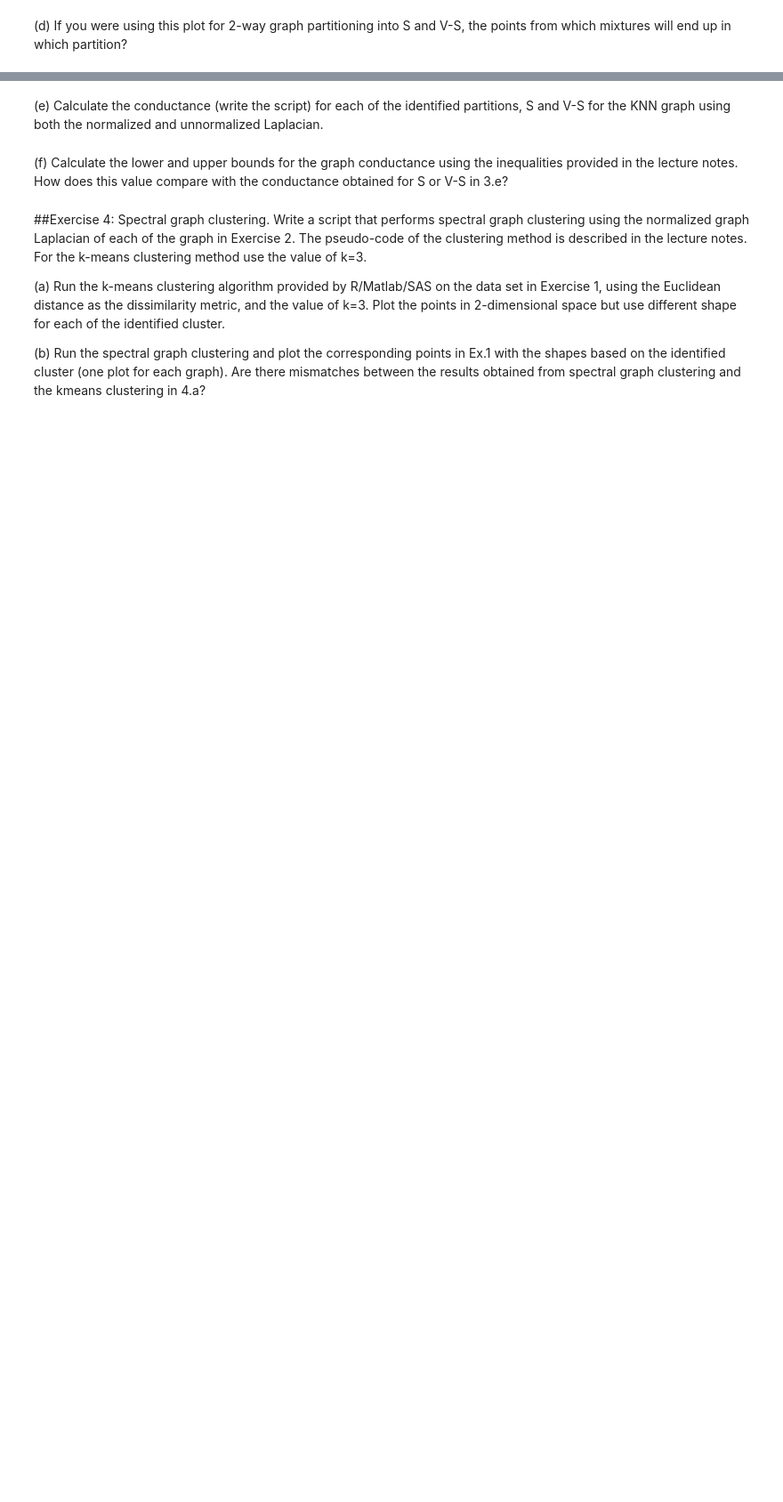
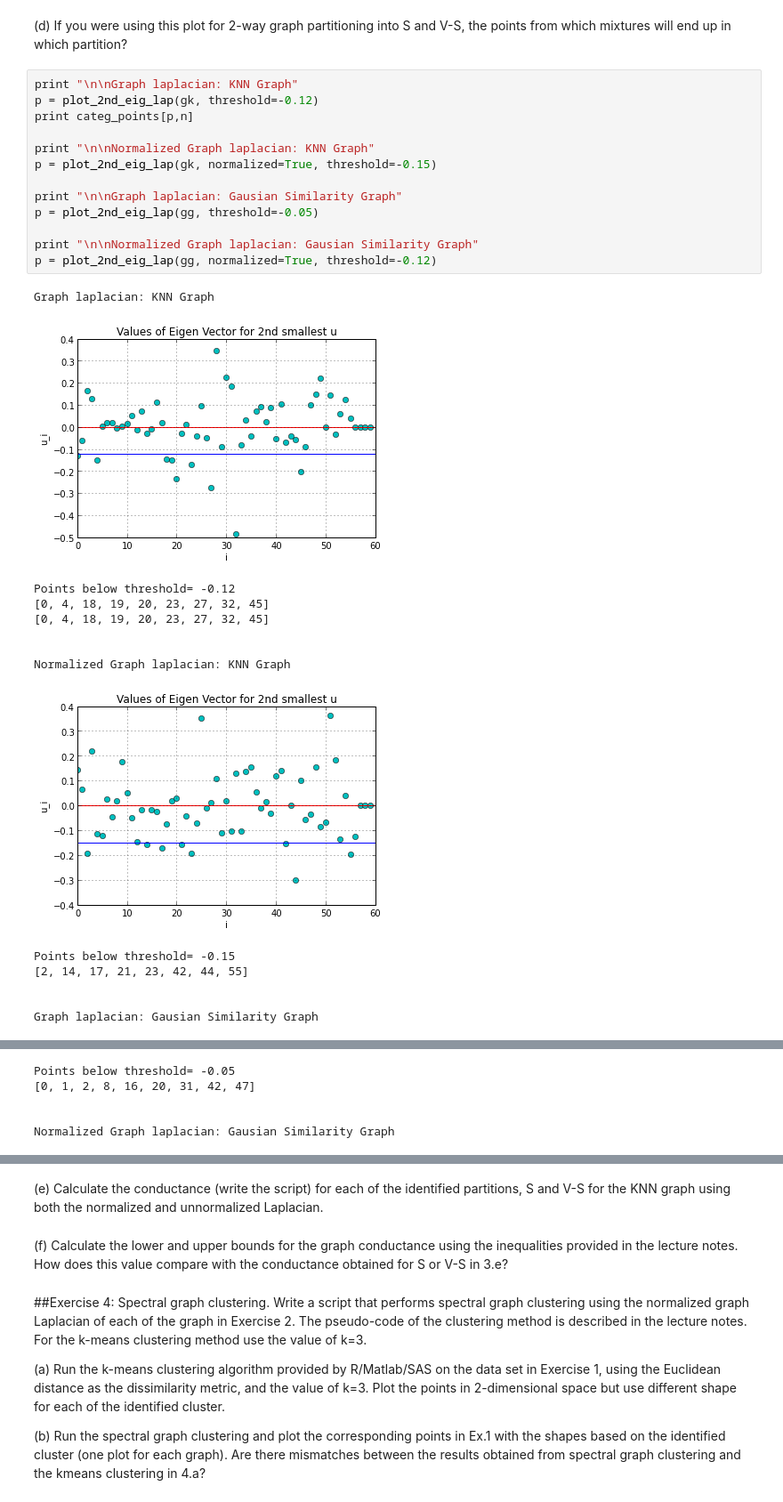
Before and after one commit to sagarjauhari/graph_mining, a Jupyter notebook: Graph Data Mining - L2.ipynb, the cells around one changed output, grey strips where cells are left out. Shown at 89% size. Drawn from its saved outputs; the diff is of its cells as text; blank space fills up the shorter version.

```diff
--- a/Graph Data Mining - L2.ipynb
+++ b/Graph Data Mining - L2.ipynb
@@ -266,2 +281,30 @@ plot_2nd_eig_lap(gg, normalized=True)
 # %% [markdown]
 (d) If you were using this plot for 2-way graph partitioning into S and V-S, the points from which mixtures will end up in which partition?
+# %%
+print "\n\nGraph laplacian: KNN Graph"
+p = plot_2nd_eig_lap(gk, threshold=-0.12)
+print categ_points[p,n]
+
+print "\n\nNormalized Graph laplacian: KNN Graph"
+p = plot_2nd_eig_lap(gk, normalized=True, threshold=-0.15)
+
+print "\n\nGraph laplacian: Gausian Similarity Graph"
+p = plot_2nd_eig_lap(gg, threshold=-0.05)
+
+print "\n\nNormalized Graph laplacian: Gausian Similarity Graph"
+p = plot_2nd_eig_lap(gg, normalized=True, threshold=-0.12)
+# %% [output]
+Graph laplacian: KNN Graph
+[figure, added]
+Points below threshold= -0.12
+[0, 4, 18, 19, 20, 23, 27, 32, 45]
+[0, 4, 18, 19, 20, 23, 27, 32, 45]
+
+
+Normalized Graph laplacian: KNN Graph
+[figure, added]
+Points below threshold= -0.15
+[2, 14, 17, 21, 23, 42, 44, 55]
+
+
+Graph laplacian: Gausian Similarity Graph
@@ -267,0 +312,5 @@ plot_2nd_eig_lap(gg, normalized=True)
+Points below threshold= -0.05
+[0, 1, 2, 8, 16, 20, 31, 42, 47]
+
+
+Normalized Graph laplacian: Gausian Similarity Graph
```
Also changed, not shown: parts of 10 cells of this notebook.
